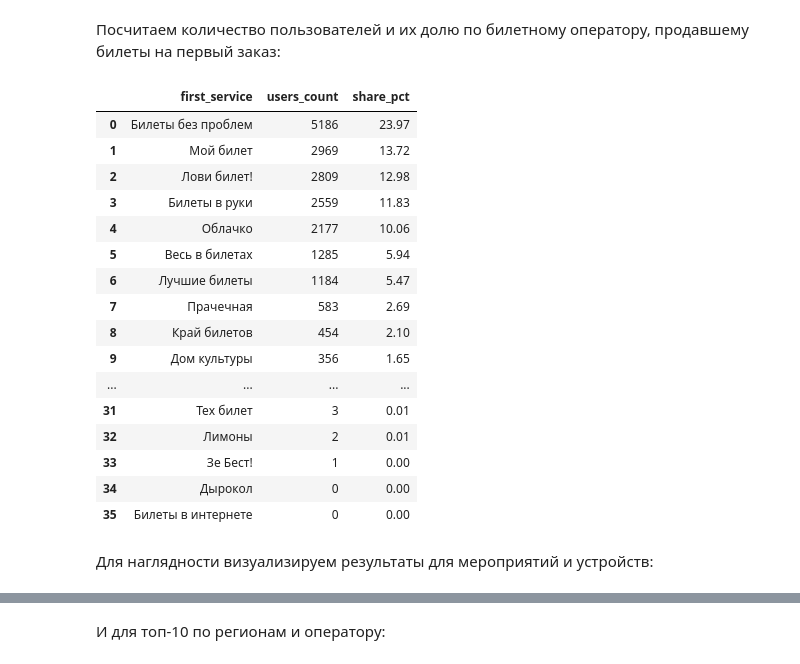
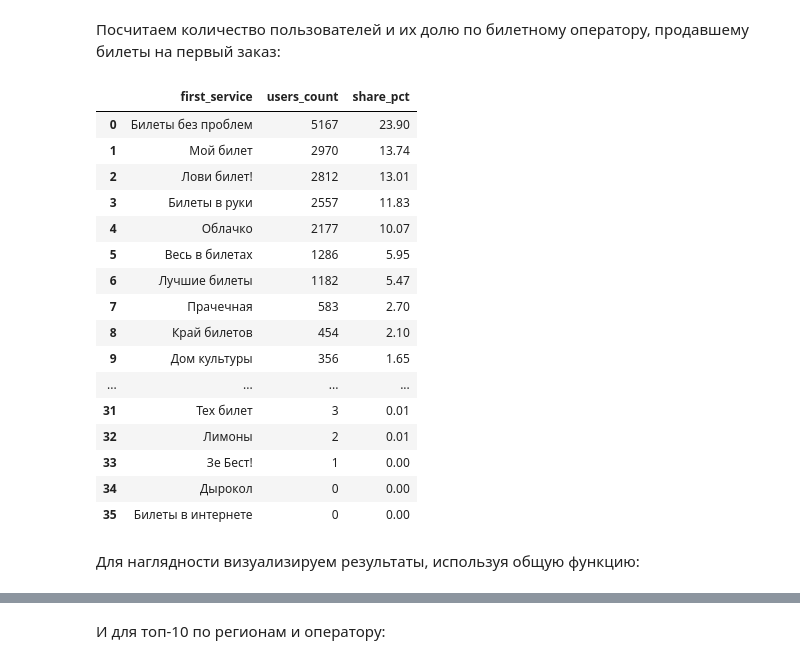
Before and after one commit to anthony-bogi/DS_Sprint9_Yandex_Afisha, a Jupyter notebook: Sprint9_project_Yandex_Afisha.ipynb, the cells around one changed output, grey strips where cells are left out. Saved outputs shown, nothing was run; the diff lists cells and outputs as text; code cells hidden in the pictures.

```diff
--- a/Sprint9_project_Yandex_Afisha.ipynb
+++ b/Sprint9_project_Yandex_Afisha.ipynb
@@ -756,0 +826,9 @@ np.int64(381)
+# %%
+# Зафиксируем первоначальный размер df
+df_len = len(df)
+
+df = df[df['revenue_rub'] >= 0].copy()
+
+print(
+    f'После удаления отрицательной выручки осталось {len(df)} строк'
+)
@@ -1332,2 +1429,20 @@ memory usage: 1.2+ MB
+# %%
+def segment_summary(df, column):
+    '''Подсчитывает количество пользователей и их долю в сегменте'''
+    segment = (
+        df[column]
+        .value_counts()
+        .reset_index()
+    )
+
+    segment.columns = [column, 'users_count']
+
+    segment['share_pct'] = (
+        segment['users_count']
+        / segment['users_count'].sum()
+        * 100
+    ).round(2)
+
+    return segment
 # %% [markdown]
 Посчитаем количество пользователей и их долю по типу их первого мероприятия:
@@ -1411,31 +1499,22 @@ first_region_dist.head(10)
 # %% [markdown]
 Посчитаем количество пользователей и их долю по билетному оператору, продавшему билеты на первый заказ:
 # %%
-first_service_dist = (
-    user_profile_filtered['first_service']
-    .value_counts()
-    .reset_index()
+first_service_dist = segment_summary(
+    user_profile_filtered,
+    'first_service'
 )
 
-first_service_dist.columns = ['first_service', 'users_count']
-
-first_service_dist['share_pct'] = (
-    first_service_dist['users_count']
-    / first_service_dist['users_count'].sum()
-    * 100
-).round(2)
-
 first_service_dist
 # %% [output]
 |  | first_service | users_count | share_pct |
-| 0 | Билеты без проблем | 5186 | 23.97 |
-| 1 | Мой билет | 2969 | 13.72 |
-| 2 | Лови билет! | 2809 | 12.98 |
-| 3 | Билеты в руки | 2559 | 11.83 |
-| 4 | Облачко | 2177 | 10.06 |
-| 5 | Весь в билетах | 1285 | 5.94 |
-| 6 | Лучшие билеты | 1184 | 5.47 |
-| 7 | Прачечная | 583 | 2.69 |
+| 0 | Билеты без проблем | 5167 | 23.90 |
+| 1 | Мой билет | 2970 | 13.74 |
+| 2 | Лови билет! | 2812 | 13.01 |
+| 3 | Билеты в руки | 2557 | 11.83 |
+| 4 | Облачко | 2177 | 10.07 |
+| 5 | Весь в билетах | 1286 | 5.95 |
+| 6 | Лучшие билеты | 1182 | 5.47 |
+| 7 | Прачечная | 583 | 2.70 |
 | 8 | Край билетов | 454 | 2.10 |
 | 9 | Дом культуры | 356 | 1.65 |
 | ... | ... | ... | ... |
@@ -1445,4 +1524,4 @@ first_service_dist
 | 34 | Дырокол | 0 | 0.00 |
 | 35 | Билеты в интернете | 0 | 0.00 |
 # %% [markdown]
-Для наглядности визуализируем результаты для мероприятий и устройств:
+Для наглядности визуализируем результаты, используя общую функцию:
```
Also changed, not shown: parts of 142 cells of this notebook.
